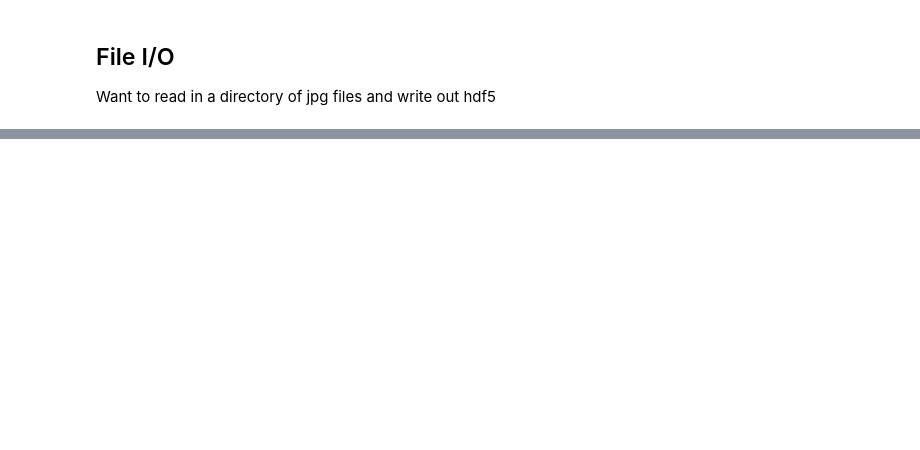
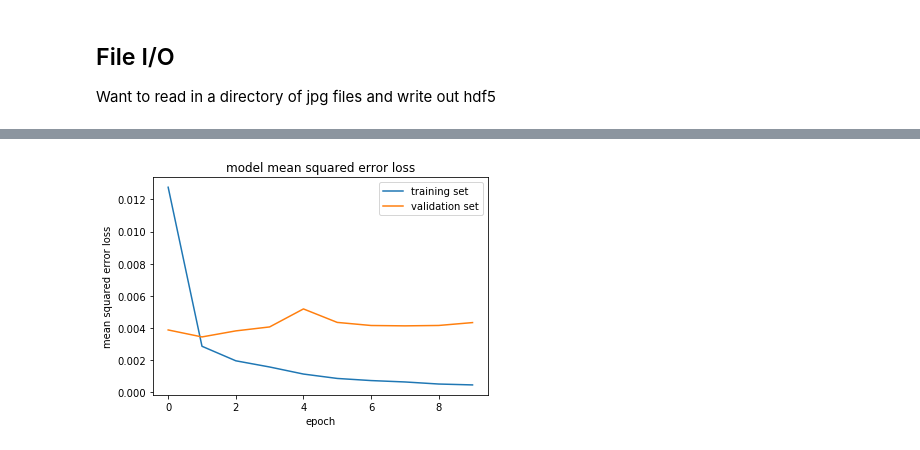
Before and after one commit to sketchc89/Simulated-Driving, a Jupyter notebook: Behavioral_Cloning.ipynb, the cells around one changed output, grey strips where cells are left out. Cells and saved outputs as stored; diff of their text form; code cells hidden in the pictures; blank space fills up the shorter version.

Commit message:
Changed nn architecture and added loss plot

```diff
--- a/Behavioral_Cloning.ipynb
+++ b/Behavioral_Cloning.ipynb
@@ -49,11 +49,20 @@ for i in range(log.shape[0]):
     center = mpimg.imread(log['CenterImg'][i])
     left = mpimg.imread(log['LeftImg'][i])
     right = mpimg.imread(log['RightImg'][i])
+    center_flip = np.fliplr(center)
+    left_flip = np.fliplr(left)
+    right_flip = np.fliplr(right)
     images.append(center)
     images.append(left)
     images.append(right)
+    images.append(center_flip)
+    images.append(left_flip)
+    images.append(right_flip)
     measurements.append(log['SteeringAngle'][i])
     measurements.append(log['SteeringAngle'][i])
     measurements.append(log['SteeringAngle'][i])
+    measurements.append(-log['SteeringAngle'][i])
+    measurements.append(-log['SteeringAngle'][i])
+    measurements.append(-log['SteeringAngle'][i])
 X_train = np.array(images)
 y_train = np.array(measurements)
@@ -60,10 +77,26 @@ y_train = np.array(measurements)
 # %%
 from keras.models import Sequential
-from keras.layers import Flatten, Dense
+from keras.layers import Flatten, Dense, Lambda, Conv2D
+from keras.layers import MaxPooling2D, Cropping2D
 
 model = Sequential()
-model.add(Flatten(input_shape=(160,320,3)))
+model.add(Cropping2D(cropping=((50,20), (0,0)), input_shape=(160,320,3)))
+model.add(Lambda(lambda x: x/255.0 - 0.5))
+model.add(Conv2D(24, (5,5), activation='elu', padding='same'))
+model.add(MaxPooling2D())
+model.add(Conv2D(36, (5,5), activation='elu', padding='same'))
+model.add(MaxPooling2D())
+model.add(Conv2D(48, (5,5), activation='elu', padding='same'))
+model.add(MaxPooling2D())
+model.add(Conv2D(64, (3,3), activation='elu', padding='same'))
+model.add(MaxPooling2D())
+model.add(Conv2D(64, (3,3), activation='elu', padding='same'))
+model.add(MaxPooling2D())
+model.add(Flatten())
+model.add(Dense(100))
+model.add(Dense(50))
 model.add(Dense(1))
 model.compile(loss='mse', optimizer='adam')
-model.fit(X_train, y_train, validation_split=0.2, shuffle=True, verbose=0)
+history_object = model.fit(X_train, y_train, validation_split=0.2,
+          shuffle=True, verbose=2)
 model.save('model.h5')
@@ -69,0 +121,10 @@ model.save('model.h5')
+# %%
+plt.plot(history_object.history['loss'])
+plt.plot(history_object.history['val_loss'])
+plt.title('model mean squared error loss')
+plt.ylabel('mean squared error loss')
+plt.xlabel('epoch')
+plt.legend(['training set', 'validation set'], loc='upper right')
+plt.show()
+# %% [output]
+[figure, added]
```
Also changed, not shown: parts of 5 cells of this notebook.
